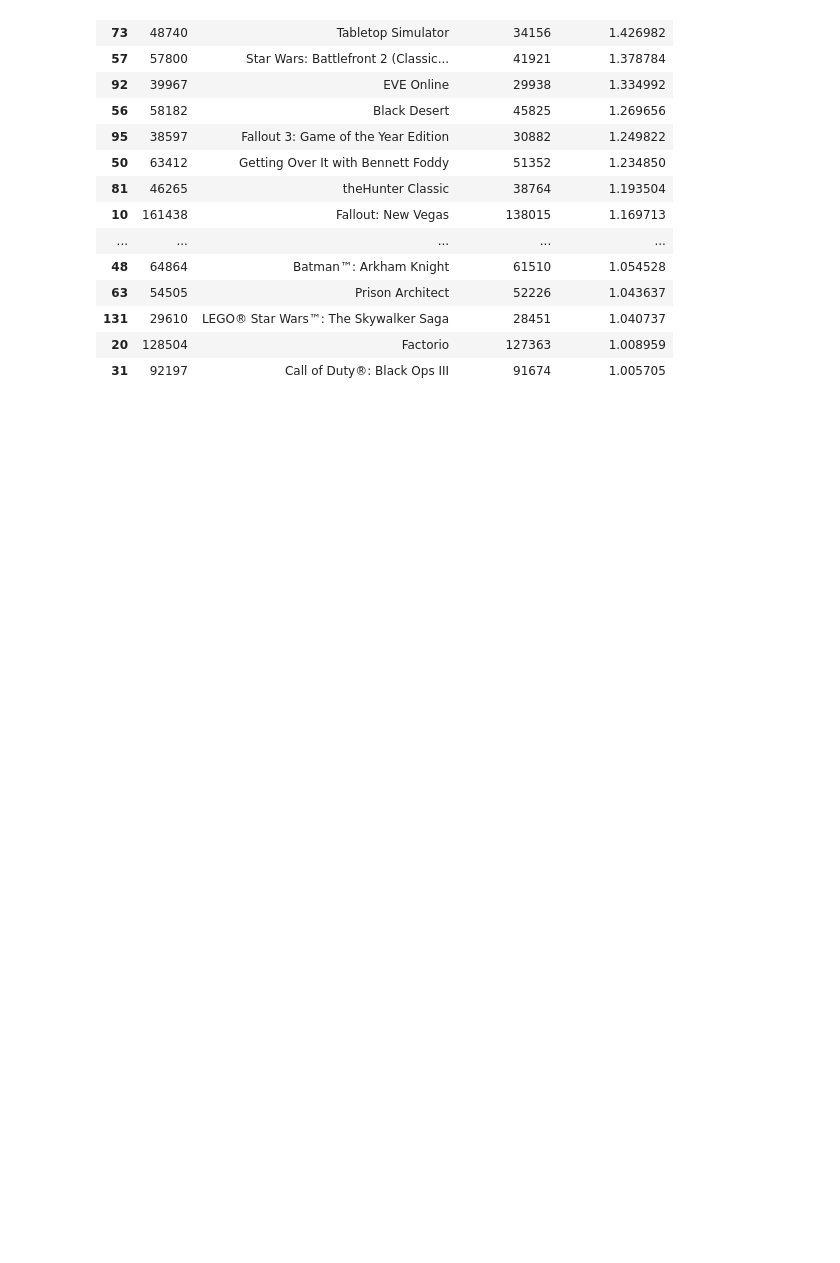
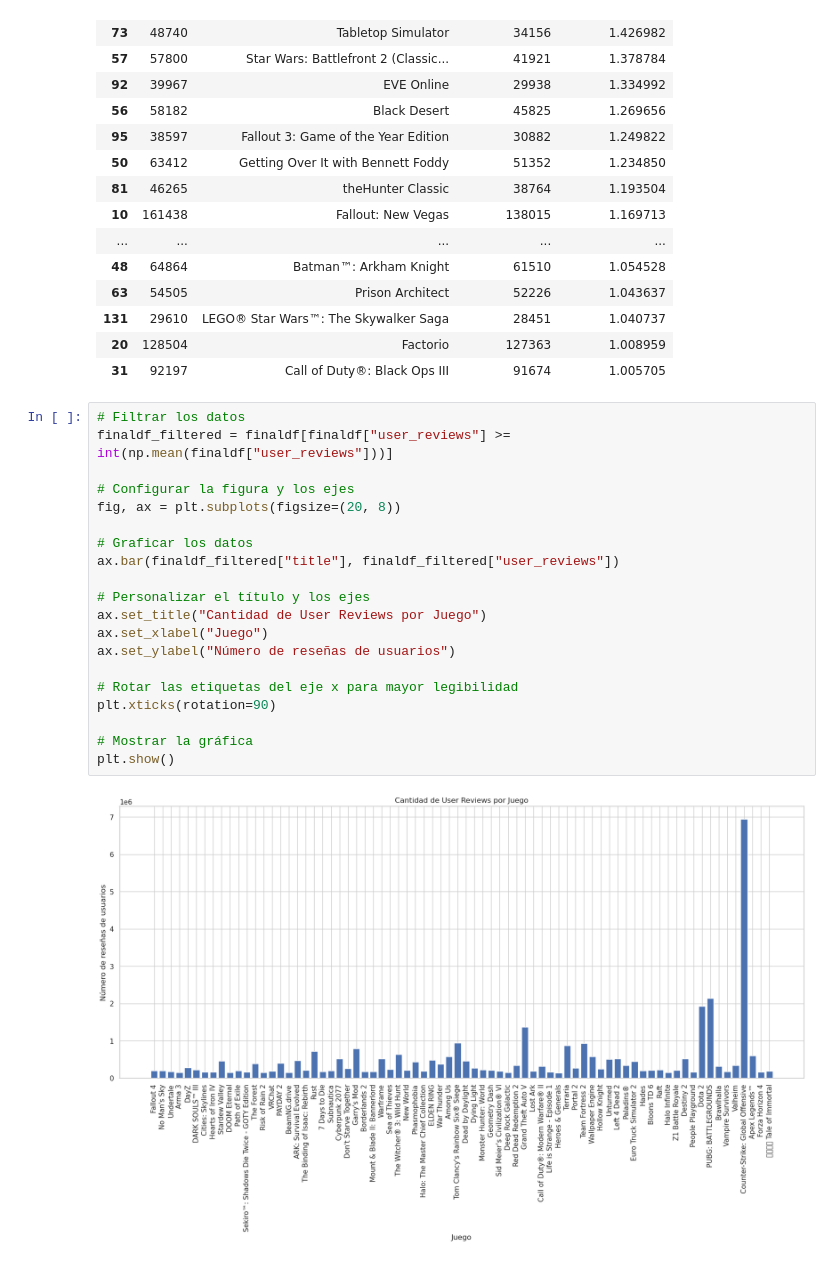
Before and after one commit to byron19-inacasha/DataMiningyMachineLearning, a Jupyter notebook: Proyecto ML/IPYNB/proyecto-1b.ipynb, the cells around one changed output. Drawn from its saved outputs; the diff is of its cells as text; blank space fills up the shorter version.

```diff
--- a/Proyecto ML/IPYNB/proyecto-1b.ipynb
+++ b/Proyecto ML/IPYNB/proyecto-1b.ipynb
@@ -713,3 +761,25 @@ finaldf.head(20)
 | 131 | 29610 | LEGO® Star Wars™: The Skywalker Saga | 28451 | 1.040737 |
 | 20 | 128504 | Factorio | 127363 | 1.008959 |
 | 31 | 92197 | Call of Duty®: Black Ops III | 91674 | 1.005705 |
+# %%
+# Filtrar los datos
+finaldf_filtered = finaldf[finaldf["user_reviews"] >= int(np.mean(finaldf["user_reviews"]))]
+
+# Configurar la figura y los ejes
+fig, ax = plt.subplots(figsize=(20, 8))
+
+# Graficar los datos
+ax.bar(finaldf_filtered["title"], finaldf_filtered["user_reviews"])
+
+# Personalizar el título y los ejes
+ax.set_title("Cantidad de User Reviews por Juego")
+ax.set_xlabel("Juego")
+ax.set_ylabel("Número de reseñas de usuarios")
+
+# Rotar las etiquetas del eje x para mayor legibilidad
+plt.xticks(rotation=90)
+
+# Mostrar la gráfica
+plt.show()
+# %% [output]
+[figure, added]
```
Also changed, not shown: parts of 6 cells of this notebook.
